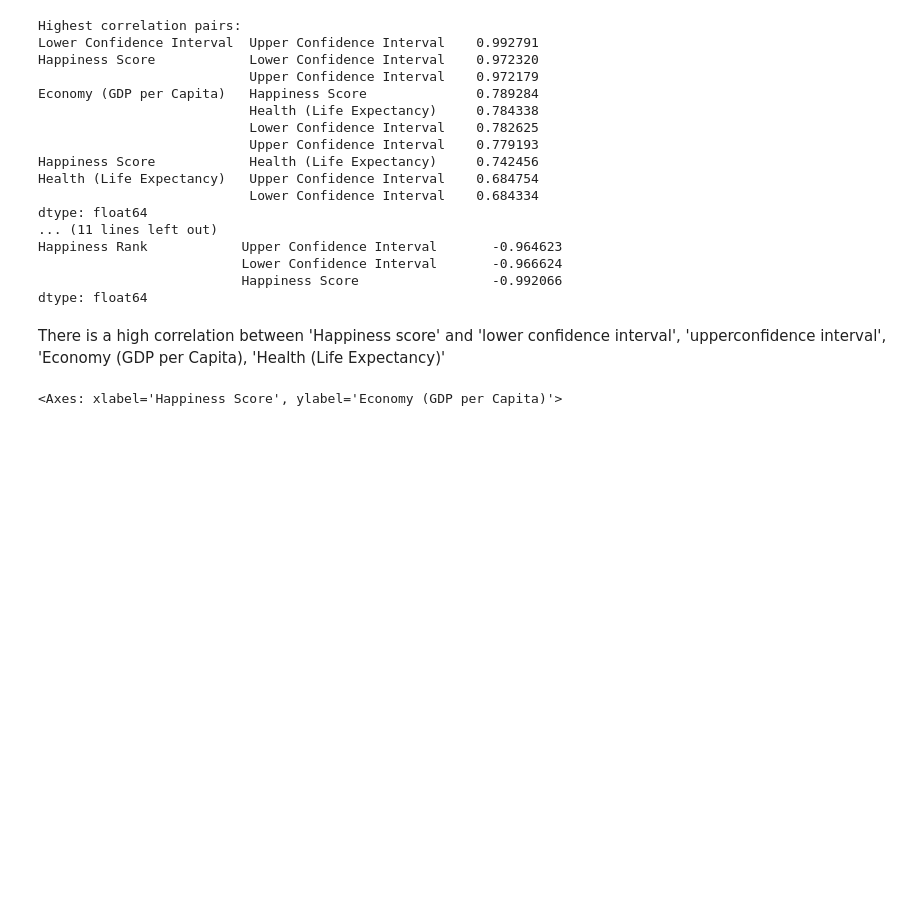
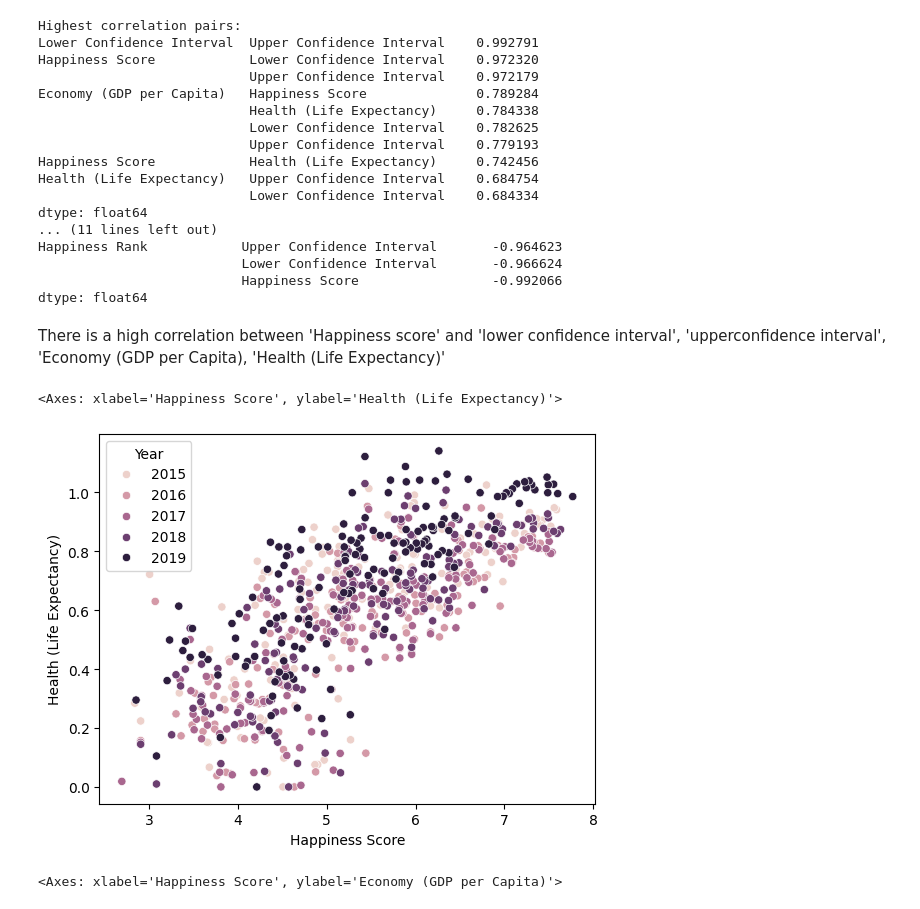
Before and after one commit to Rahifhiba/World-happiness-Report, a Jupyter notebook: data_study.ipynb, the cells around one changed output. Cells and saved outputs as stored; diff of their text form; code cells hidden in the pictures; blank space fills up the shorter version.

```diff
--- a/data_study.ipynb
+++ b/data_study.ipynb
@@ -524,6 +526,11 @@ Happiness Rank            Upper Confidence Interval       -0.964623
 dtype: float64
 # %% [markdown]
 There is a high correlation between 'Happiness score' and 'lower confidence interval', 'upperconfidence interval', 'Economy (GDP per Capita), 'Health (Life Expectancy)'
+# %%
+sns.scatterplot(x='Happiness Score', y='Health (Life Expectancy)', data=df_tot, hue='Year')
+# %% [output]
+<Axes: xlabel='Happiness Score', ylabel='Health (Life Expectancy)'>
+[figure, added]
 # %%
 sns.scatterplot(x='Happiness Score', y='Economy (GDP per Capita)', data=df_tot, hue='Year')
 # %% [output]
```
Also changed, not shown: parts of 1 cell of this notebook, 1 other file.
